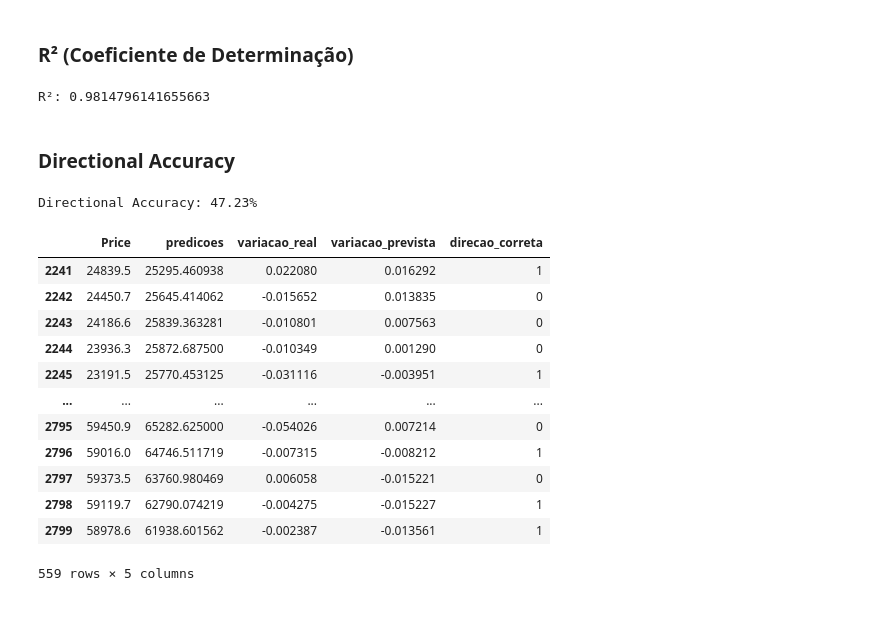
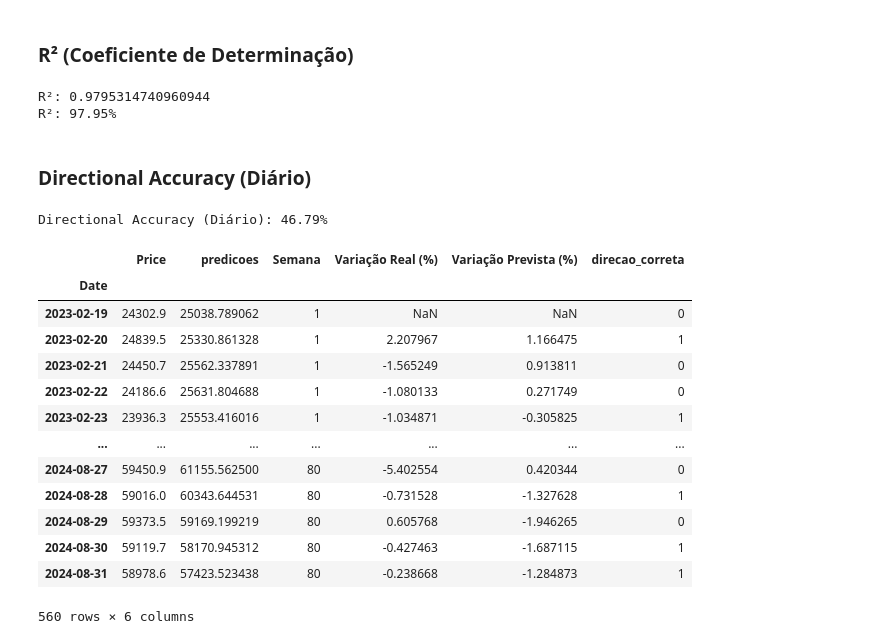
Before and after one commit to yuripopic/TCC-CryptoRush, a Jupyter notebook: CryptoRush/Grafico/machine_learning.ipynb, the cells around one changed output. Saved outputs shown, nothing was run; the diff lists cells and outputs as text; code cells hidden in the pictures; blank space fills up the shorter version.

Commit message:
Update machine_learning.ipynb
Ajustes nas métricas e geração dos resultados semanais para usar na decisão do bot

```diff
--- a/CryptoRush/Grafico/machine_learning.ipynb
+++ b/CryptoRush/Grafico/machine_learning.ipynb
@@ -287,5 +287,6 @@ array([[24889.963],
 # %%
 # Criando o grafico do modelo
 treinamento = acao.iloc[:tamanho_dados_treinamento, :]
-df_teste = pd.DataFrame({"Price": acao['Price'].iloc[tamanho_dados_treinamento:],
+df_previsao = pd.DataFrame({"Date": acao['Date'].iloc[tamanho_dados_treinamento:],
+                        "Price": acao['Price'].iloc[tamanho_dados_treinamento:],
                         "predicoes": predicoes.reshape(len(predicoes))})
@@ -292,10 +325,14 @@ df_teste = pd.DataFrame({"Price": acao['Price'].iloc[tamanho_dados_treinamento:]
 # %%
+# Setar a data como index dos df (df_previsao e treinamento)
+df_previsao.set_index('Date', inplace=True)
+treinamento.set_index('Date', inplace=True)
+
 plt.figure(figsize =(16, 8))
 plt.title('Modelo')
 plt.xlabel('Data', fontsize = 18)
 plt.ylabel("Preço de fechamento", fontsize = 18)
-plt.plot(treinamento['Price'])
-plt.plot(df_teste[['Price', 'predicoes']])
+plt.plot(treinamento[['Price']])
+plt.plot(df_previsao[['Price', 'predicoes']])
 plt.legend(['Treinamento', 'Real', 'Predições'], loc=2, prop={'size': 16})
 plt.show()
 # %% [output]
@@ -348,48 +414,53 @@ rmse: 2251.0476566528305
 # %% [markdown]
 ### R² (Coeficiente de Determinação)
-# %%
-# Calcular o R²
-r2 = r2_score(df_teste['Price'], df_teste['predicoes'])
-
-print(f"R²: {r2}")
-# %% [output]
-R²: 0.9814796141655663
+# %%
+# o R² mede a proporção da variância nos dados que é explicada pelo modelo. Um valor de 1 significa previsões
+# perfeitas, enquanto valores negativos indicam que o modelo é pior do que uma simples média.
+
+r2 = r2_score(df_previsao['Price'], df_previsao['predicoes'])
+
+print(f"R²: {r2}")
+print(f"R²: {r2*100:.4}%")
+# %% [output]
+R²: 0.9795314740960944
+R²: 97.95%
 # %% [markdown]
-### Directional Accuracy
+### Directional Accuracy (Diário)
 # %%
 # Cálculo da variação percentual entre os valores consecutivos
-df_teste['variacao_real'] = df_teste['Price'].pct_change()
-df_teste['variacao_prevista'] = df_teste['predicoes'].pct_change()
+df_previsao['Variação Real (%)'] = df_previsao['Price'].pct_change() * 100
+df_previsao['Variação Prevista (%)'] = df_previsao['predicoes'].pct_change() * 100
 
 # Remover NaN (primeira linha não terá variação por não ter valor anterior)
-df = df_teste.dropna()
+df_teste_diario = df_previsao#.dropna()
 
 # Calcular se a direção do valor previsto foi igual ao real (1 = acertou | 0 = errou)
-df['direcao_correta'] = np.where(
-    (df['variacao_real'] > 0) & (df['variacao_prevista'] > 0) |
-    (df['variacao_real'] < 0) & (df['variacao_prevista'] < 0),
+df_teste_diario['direcao_correta'] = np.where(
+    (df_teste_diario['Variação Real (%)'] > 0) & (df_teste_diario['Variação Prevista (%)'] > 0) |
+    (df_teste_diario['Variação Real (%)'] < 0) & (df_teste_diario['Variação Prevista (%)'] < 0),
     1, 0
 )
 
 # Calcular a métrica de Erro de Direção (Directional Accuracy)
-directional_accuracy = df['direcao_correta'].mean()
+directional_accuracy = df_teste_diario['direcao_correta'].mean()
 
 # Exibir resultados
-print(f"Directional Accuracy: {directional_accuracy * 100:.2f}%")
+print(f"Directional Accuracy (Diário): {directional_accuracy * 100:.2f}%")
 
-df
+df_teste_diario
 # %% [output]
-Directional Accuracy: 47.23%
+Directional Accuracy (Diário): 46.79%
-|  | Price | predicoes | variacao_real | variacao_prevista | direcao_correta |
-| 2241 | 24839.5 | 25295.460938 | 0.022080 | 0.016292 | 1 |
-| 2242 | 24450.7 | 25645.414062 | -0.015652 | 0.013835 | 0 |
-| 2243 | 24186.6 | 25839.363281 | -0.010801 | 0.007563 | 0 |
-| 2244 | 23936.3 | 25872.687500 | -0.010349 | 0.001290 | 0 |
-| 2245 | 23191.5 | 25770.453125 | -0.031116 | -0.003951 | 1 |
-| ... | ... | ... | ... | ... | ... |
-| 2795 | 59450.9 | 65282.625000 | -0.054026 | 0.007214 | 0 |
-| 2796 | 59016.0 | 64746.511719 | -0.007315 | -0.008212 | 1 |
-| 2797 | 59373.5 | 63760.980469 | 0.006058 | -0.015221 | 0 |
-| 2798 | 59119.7 | 62790.074219 | -0.004275 | -0.015227 | 1 |
-| 2799 | 58978.6 | 61938.601562 | -0.002387 | -0.013561 | 1 |
+|  | Price | predicoes | Semana | Variação Real (%) | Variação Prevista (%) | direcao_correta |
+| Date |  |  |  |  |  |  |
+| 2023-02-19 | 24302.9 | 25038.789062 | 1 | NaN | NaN | 0 |
+| 2023-02-20 | 24839.5 | 25330.861328 | 1 | 2.207967 | 1.166475 | 1 |
+| 2023-02-21 | 24450.7 | 25562.337891 | 1 | -1.565249 | 0.913811 | 0 |
+| 2023-02-22 | 24186.6 | 25631.804688 | 1 | -1.080133 | 0.271749 | 0 |
+| 2023-02-23 | 23936.3 | 25553.416016 | 1 | -1.034871 | -0.305825 | 1 |
+| ... | ... | ... | ... | ... | ... | ... |
+| 2024-08-27 | 59450.9 | 61155.562500 | 80 | -5.402554 | 0.420344 | 0 |
+| 2024-08-28 | 59016.0 | 60343.644531 | 80 | -0.731528 | -1.327628 | 1 |
+| 2024-08-29 | 59373.5 | 59169.199219 | 80 | 0.605768 | -1.946265 | 0 |
+| 2024-08-30 | 59119.7 | 58170.945312 | 80 | -0.427463 | -1.687115 | 1 |
+| 2024-08-31 | 58978.6 | 57423.523438 | 80 | -0.238668 | -1.284873 | 1 |
-559 rows × 5 columns
+560 rows × 6 columns
```
Also changed, not shown: parts of 17 cells of this notebook.
